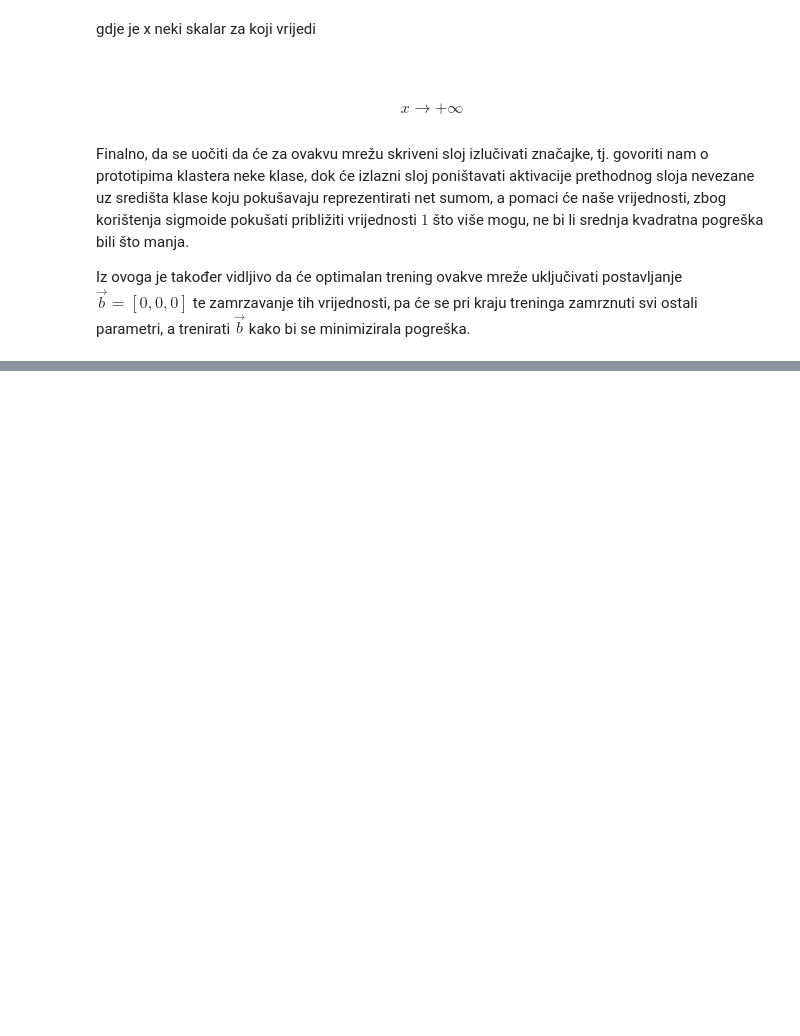
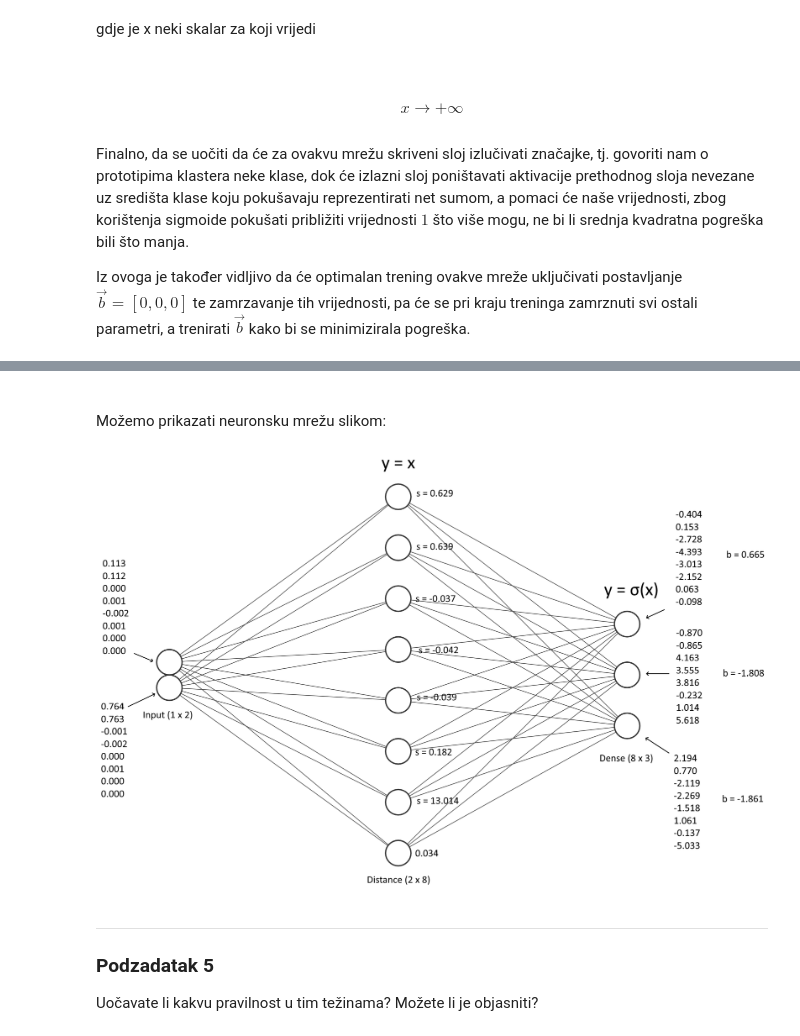
Before and after one commit to Yalfoosh/NENR, a Jupyter notebook: DZ/DZ7/DZ7.ipynb, the cells around one changed output, grey strips where cells are left out. Saved outputs shown, nothing was run; the diff lists cells and outputs as text; code cells hidden in the pictures; blank space fills up the shorter version.

```diff
--- a/DZ/DZ7/DZ7.ipynb
+++ b/DZ/DZ7/DZ7.ipynb
@@ -154,0 +385,14 @@ Iz ovoga je također vidljivo da će optimalan trening ovakve mreže uključivat
+# %% [markdown]
+<br>
+
+Možemo prikazati neuronsku mrežu slikom:
+# %%
+Image(filename="task_4_nn.png")
+# %% [output]
+[figure, added]
+# %% [markdown]
+---
+
+### Podzadatak 5
+
+Uočavate li kakvu pravilnost u tim težinama? Možete li je objasniti?
```
Also changed, not shown: parts of 65 cells of this notebook, 3 other files.
